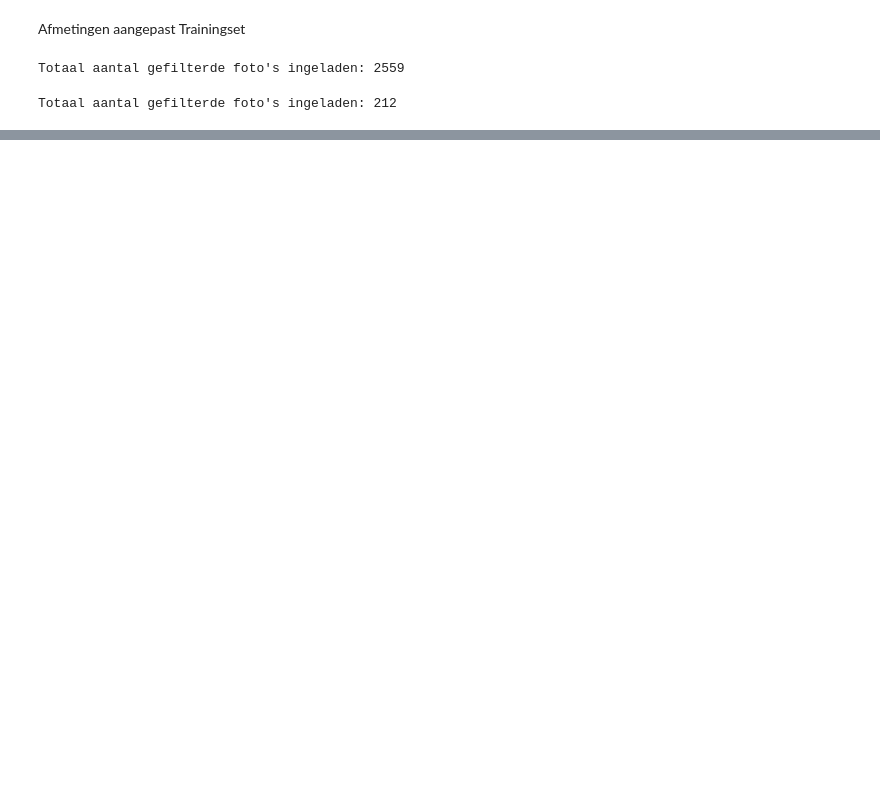
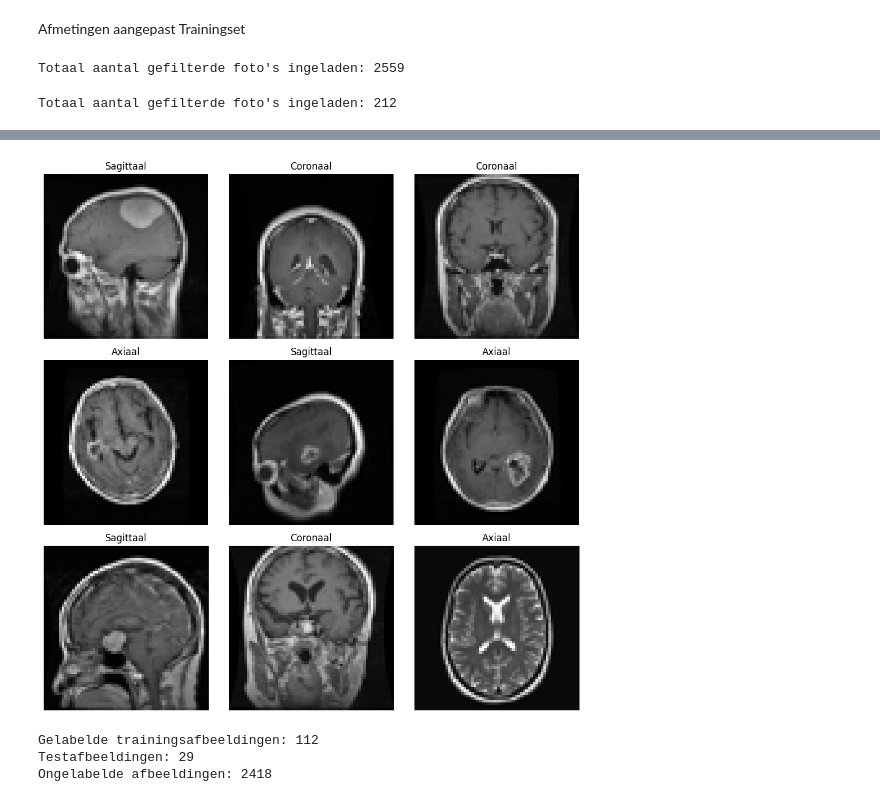
Before and after one commit to S2m3y6/Brain-Tumor-Classification-DataSet, a Jupyter notebook: Data_Preapration.ipynb, the cells around one changed output, grey strips where cells are left out. Saved outputs shown, nothing was run; the diff lists cells and outputs as text; code cells hidden in the pictures; blank space fills up the shorter version.

Commit message:
Made 2 models and got the labbeled data

```diff
--- a/Data_Preapration.ipynb
+++ b/Data_Preapration.ipynb
@@ -254,0 +205,64 @@ ValueError: Found input variables with inconsistent numbers of samples: [2870, 2
+# %%
+import matplotlib.pyplot as plt
+
+# Alleen gelabelde afbeeldingen
+labeled_indices = np.where(y != -1)[0]
+
+label_names = {
+    0: "Axiaal",
+    1: "Sagittaal",
+    2: "Coronaal"
+}
+
+# Toon 9 willekeurige gelabelde afbeeldingen
+rng = np.random.default_rng(42)
+
+selected = rng.choice(
+    labeled_indices,
+    size=min(9, len(labeled_indices)),
+    replace=False
+)
+
+fig, axes = plt.subplots(3, 3, figsize=(10, 10))
+
+for ax, idx in zip(axes.flat, selected):
+    ax.imshow(X[idx].reshape(64, 64), cmap="gray")
+    ax.set_title(label_names[y[idx]])
+    ax.axis("off")
+
+for ax in axes.flat[len(selected):]:
+    ax.axis("off")
+
+plt.tight_layout()
+plt.show()
+# %% [output]
+[figure, added]
+# %%
+import numpy as np
+from sklearn.model_selection import train_test_split
+
+# Alleen handmatig gelabelde afbeeldingen
+mask_labeled = y != -1
+
+X_labeled = X[mask_labeled]
+y_labeled = y[mask_labeled]
+
+# Ongelabelde afbeeldingen
+X_unlabeled = X[y == -1]
+
+# Train/test split
+X_train, X_test, y_train, y_test = train_test_split(
+    X_labeled,
+    y_labeled,
+    test_size=0.2,
+    random_state=42,
+    stratify=y_labeled
+)
+
+print("Gelabelde trainingsafbeeldingen:", len(X_train))
+print("Testafbeeldingen:", len(X_test))
+print("Ongelabelde afbeeldingen:", len(X_unlabeled))
+# %% [output]
+Gelabelde trainingsafbeeldingen: 112
+Testafbeeldingen: 29
+Ongelabelde afbeeldingen: 2418
```
Also changed, not shown: parts of 13 cells of this notebook, 4 other files.
